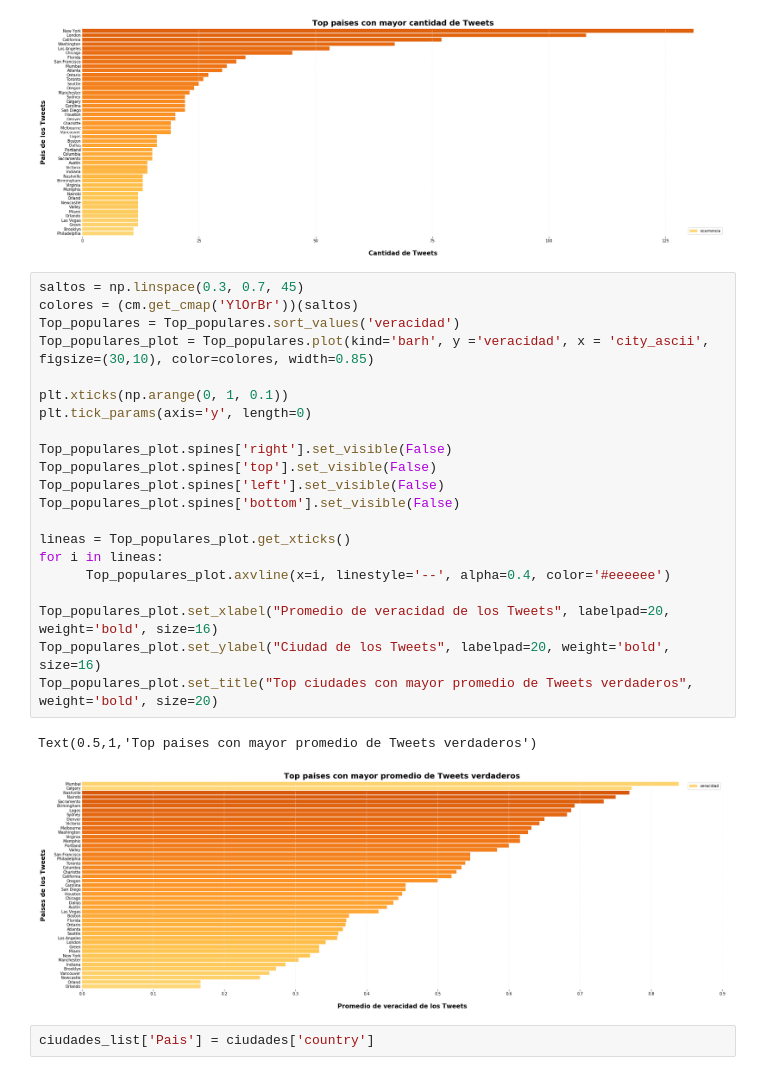
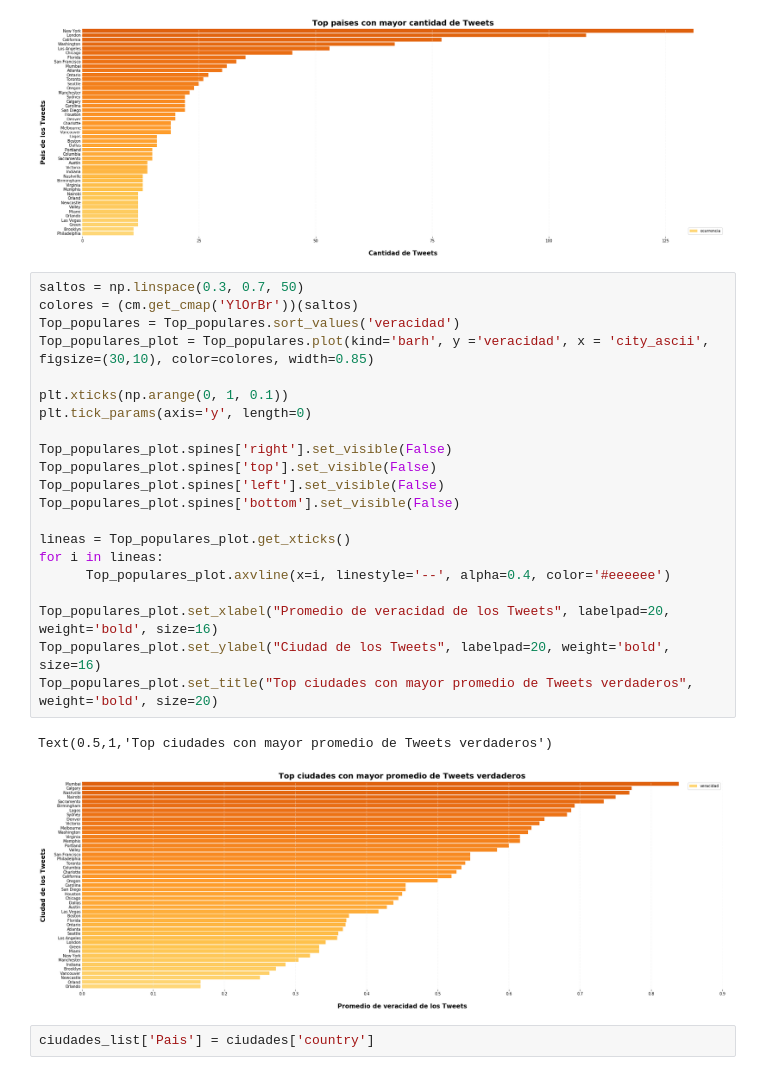
Before and after one commit to RiedelNicolas/TP1-Organizacion-de-Datos, a Jupyter notebook: Eze.ipynb, the cells around one changed output. Cells and saved outputs as stored; diff of their text form.

```diff
--- a/Eze.ipynb
+++ b/Eze.ipynb
@@ -242,29 +242,29 @@ Top_populares_plot.set_title("Top paises con mayor cantidad de Tweets", weight='
 Text(0.5,1,'Top paises con mayor cantidad de Tweets')
 [figure]
 # %%
-saltos = np.linspace(0.3, 0.7, 45)
+saltos = np.linspace(0.3, 0.7, 50)
 colores = (cm.get_cmap('YlOrBr'))(saltos)
 Top_populares = Top_populares.sort_values('veracidad')
 Top_populares_plot = Top_populares.plot(kind='barh', y ='veracidad', x = 'city_ascii', figsize=(30,10), color=colores, width=0.85)
 
 plt.xticks(np.arange(0, 1, 0.1))
 plt.tick_params(axis='y', length=0)
 
 Top_populares_plot.spines['right'].set_visible(False)
 Top_populares_plot.spines['top'].set_visible(False)
 Top_populares_plot.spines['left'].set_visible(False)
 Top_populares_plot.spines['bottom'].set_visible(False)
 
 lineas = Top_populares_plot.get_xticks()
 for i in lineas:
       Top_populares_plot.axvline(x=i, linestyle='--', alpha=0.4, color='#eeeeee')
 
 Top_populares_plot.set_xlabel("Promedio de veracidad de los Tweets", labelpad=20, weight='bold', size=16)
 Top_populares_plot.set_ylabel("Ciudad de los Tweets", labelpad=20, weight='bold', size=16)
 Top_populares_plot.set_title("Top ciudades con mayor promedio de Tweets verdaderos", weight='bold', size=20)
 # %% [output]
-Text(0.5,1,'Top paises con mayor promedio de Tweets verdaderos')
+Text(0.5,1,'Top ciudades con mayor promedio de Tweets verdaderos')
-[figure, old version]
+[figure, new version]
 # %%
 ciudades_list['Pais'] = ciudades['country']
 # %%
```
Also changed, not shown: parts of 1 cell of this notebook.
